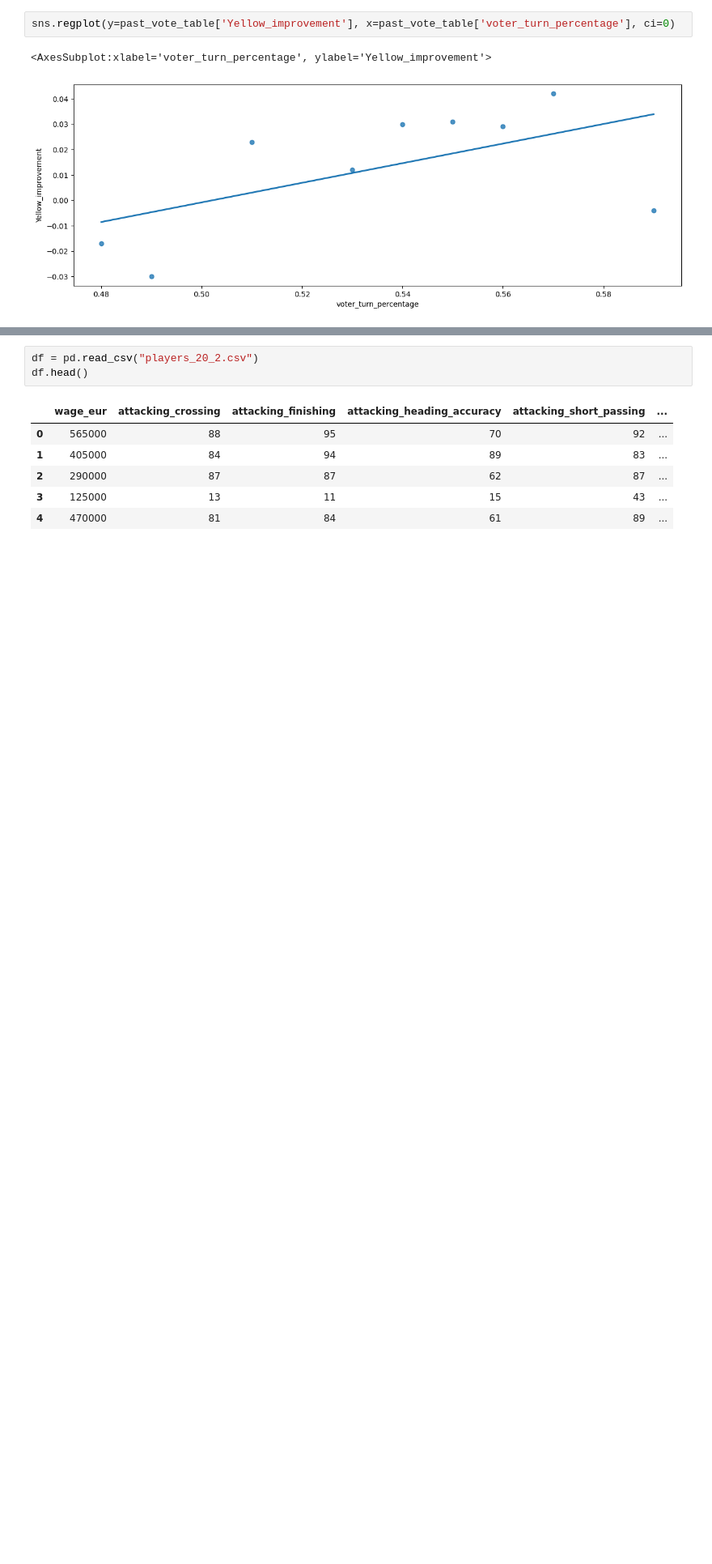
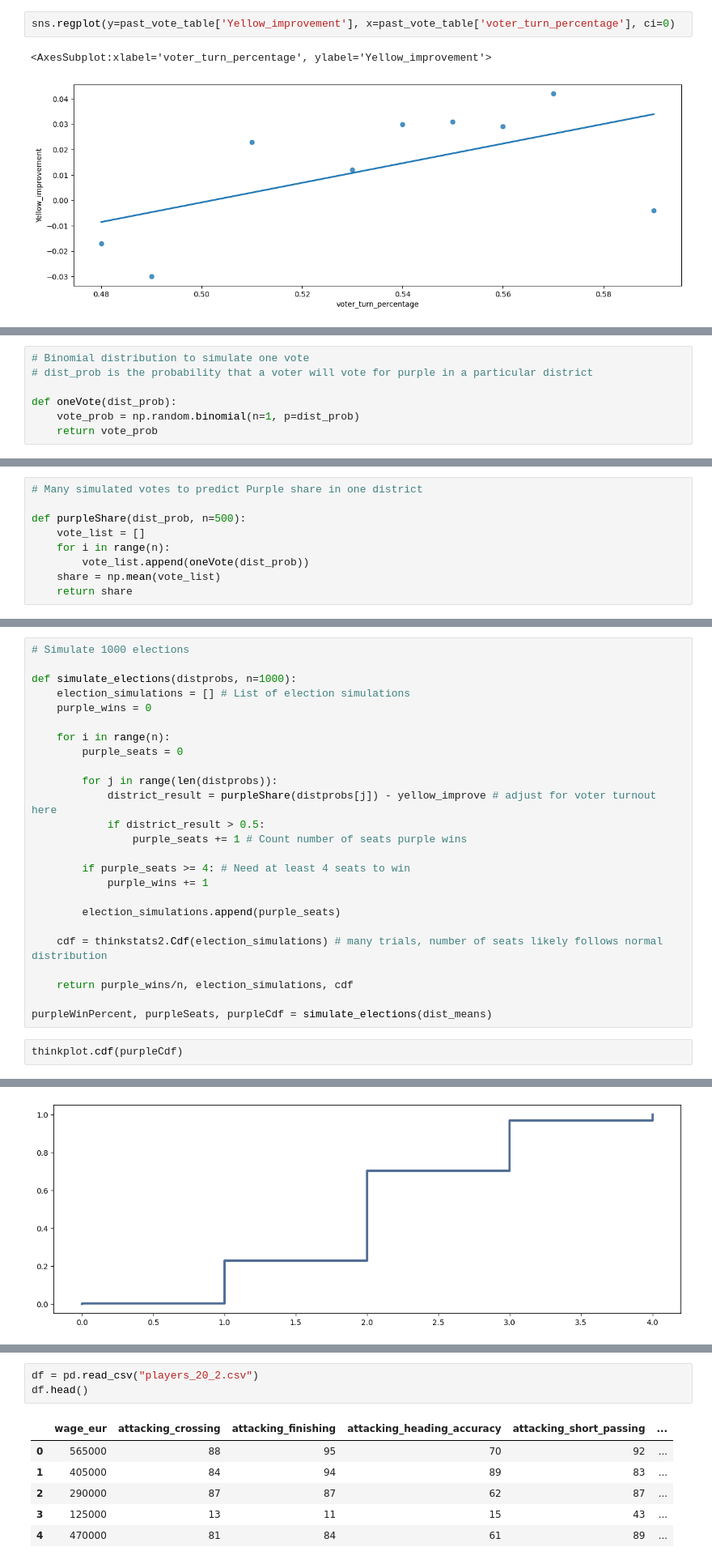
Before and after one commit to Pizza1119/DATA3450_Asn_3_Students, a Jupyter notebook: asn_3_1221_start.ipynb, the cells around one changed output, grey strips where cells are left out. Shown: that part at 81% size. Cells and saved outputs as stored; diff of their text form; blank space fills up the shorter version.

```diff
--- a/asn_3_1221_start.ipynb
+++ b/asn_3_1221_start.ipynb
@@ -235,0 +173,7 @@ F_onewayResult(statistic=0.6243465272591484, pvalue=0.7097372305488329)
+# %%
+# Binomial distribution to simulate one vote
+# dist_prob is the probability that a voter will vote for purple in a particular district
+
+def oneVote(dist_prob):
+    vote_prob = np.random.binomial(n=1, p=dist_prob)
+    return vote_prob
@@ -235,0 +182,9 @@ F_onewayResult(statistic=0.6243465272591484, pvalue=0.7097372305488329)
+# %%
+# Many simulated votes to predict Purple share in one district
+
+def purpleShare(dist_prob, n=500):
+    vote_list = []
+    for i in range(n):
+        vote_list.append(oneVote(dist_prob))
+    share = np.mean(vote_list)
+    return share
@@ -235,0 +193,28 @@ F_onewayResult(statistic=0.6243465272591484, pvalue=0.7097372305488329)
+# %%
+# Simulate 1000 elections
+
+def simulate_elections(distprobs, n=1000):
+    election_simulations = [] # List of election simulations
+    purple_wins = 0
+
+    for i in range(n):
+        purple_seats = 0
+
+        for j in range(len(distprobs)):
+            district_result = purpleShare(distprobs[j]) - yellow_improve # adjust for voter turnout here
+            if district_result > 0.5:
+                purple_seats += 1 # Count number of seats purple wins
+
+        if purple_seats >= 4: # Need at least 4 seats to win
+            purple_wins += 1
+
+        election_simulations.append(purple_seats)
+
+    cdf = thinkstats2.Cdf(election_simulations) # many trials, number of seats likely follows normal distribution
+
+    return purple_wins/n, election_simulations, cdf
+
+purpleWinPercent, purpleSeats, purpleCdf = simulate_elections(dist_means)
+# %%
+thinkplot.cdf(purpleCdf)
+# %% [output]
@@ -235,0 +222 @@ F_onewayResult(statistic=0.6243465272591484, pvalue=0.7097372305488329)
+[figure, added]
```
Also changed, not shown: parts of 54 cells of this notebook.
